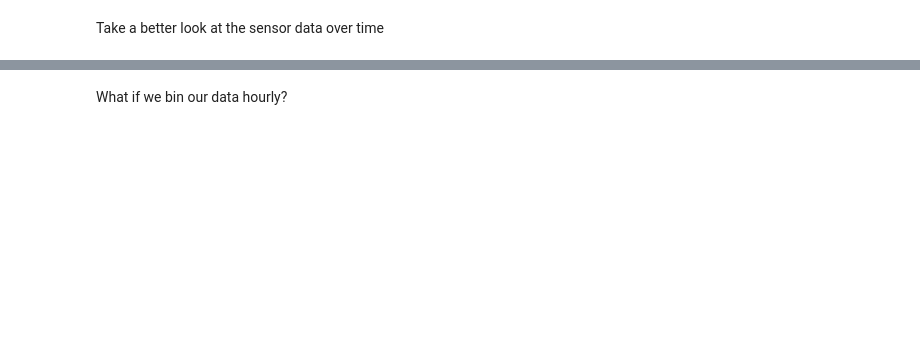
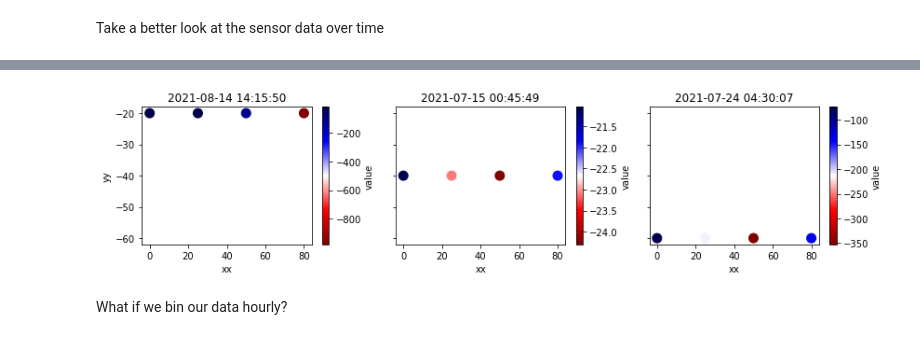
Before and after one commit to w4bo/teaching, a Jupyter notebook: notebooks/02-DataWrangling.ipynb, the cells around one changed output, grey strips where cells are left out. Drawn from its saved outputs; the diff is of its cells as text; code cells hidden in the pictures; blank space fills up the shorter version.

```diff
--- a/notebooks/02-DataWrangling.ipynb
+++ b/notebooks/02-DataWrangling.ipynb
@@ -137,6 +303,14 @@ Snapshots of sensor data, is it everything normal?
 # %%
-for i, timestamp in enumerate([1628950550, 1627101007]):
-    df[df["timestamp"] == timestamp].plot.scatter(x='xx', y='yy', c='value', cmap='seismic_r', s=100, title=timestamp)
+def plot():
+    fig, ax = plt.subplots(1, 3, figsize=(12, 3), sharey=True)
+    for i, timestamp in enumerate([1628950550, 1626309949, 1627101007]):
+        df[df["timestamp"] == timestamp].plot.scatter(ax=ax[i], x='xx', y='yy', c='value', cmap='seismic_r', s=100, title=pd.to_datetime(timestamp, unit='s').strftime('%Y-%m-%d %H:%M:%S'))
+
+    fig.tight_layout()
+# %%
+plot()
+# %% [output]
+[figure, added]
 # %% [markdown]
 What if we bin our data hourly?
 # %%
```
Also changed, not shown: parts of 67 cells of this notebook, 2 other files.
